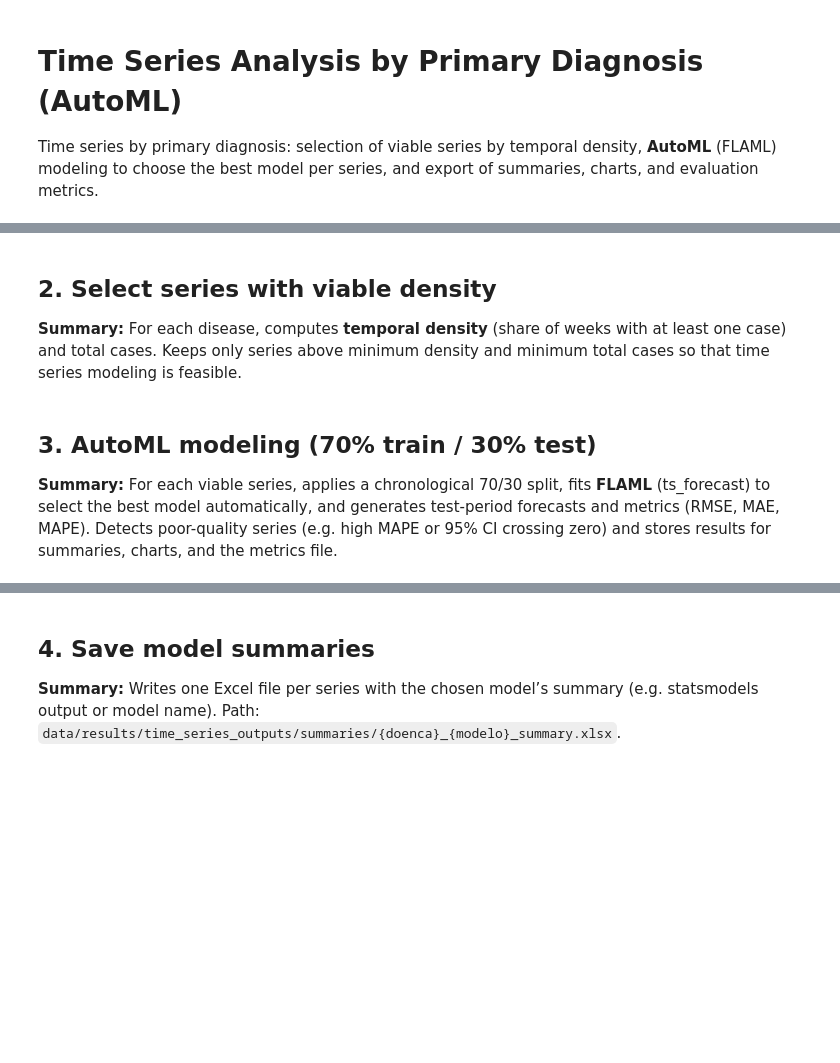
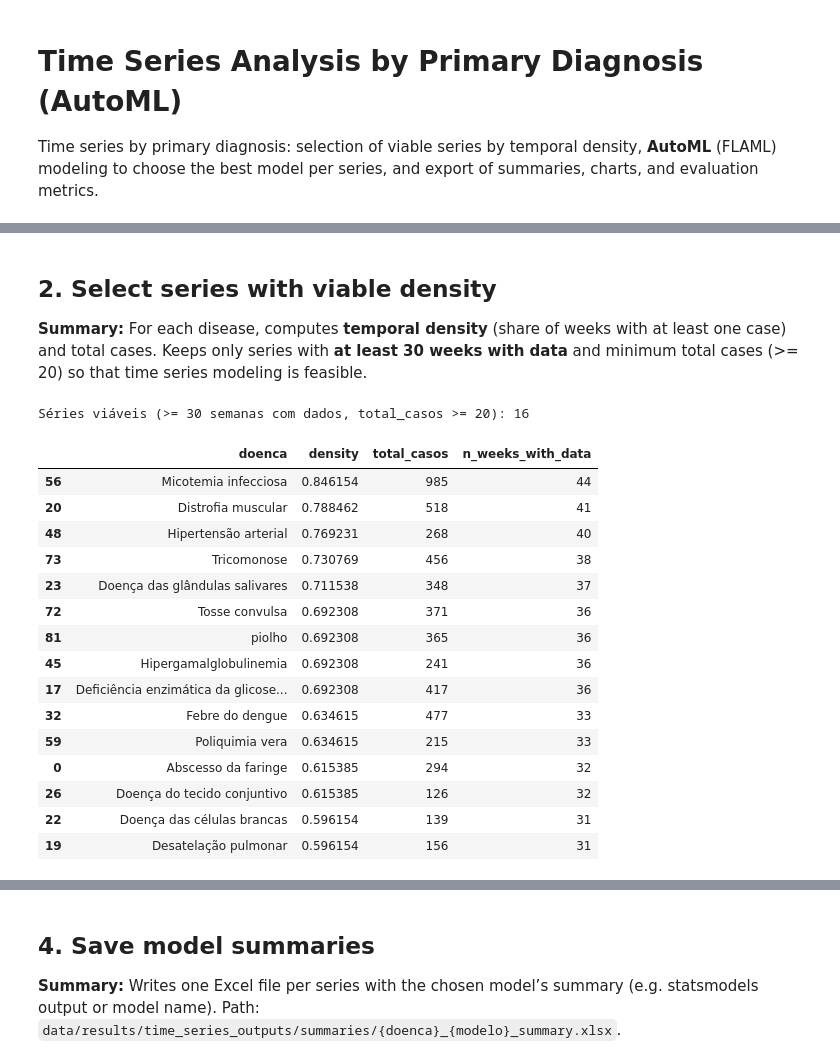
Before and after one commit to daniellybx/projeto_proepi_gds_datascience, a Jupyter notebook: notebooks/04_time_series_analysis.ipynb, the cells around one changed output, grey strips where cells are left out. Cells and saved outputs as stored; diff of their text form; code cells hidden in the pictures; blank space fills up the shorter version.

```diff
--- a/notebooks/04_time_series_analysis.ipynb
+++ b/notebooks/04_time_series_analysis.ipynb
@@ -53,25 +68,39 @@ weekly.head(10)
 # %% [markdown]
 ## 2. Select series with viable density
 
-**Summary:** For each disease, computes **temporal density** (share of weeks with at least one case) and total cases. Keeps only series above minimum density and minimum total cases so that time series modeling is feasible.
+**Summary:** For each disease, computes **temporal density** (share of weeks with at least one case) and total cases. Keeps only series with **at least 30 weeks with data** and minimum total cases (>= 20) so that time series modeling is feasible.
 # %%
 weeks_full = pd.date_range(start=DATE_START, end=DATE_END, freq=FREQ)
 n_weeks = len(weeks_full)
 
 density_list = []
 for doenca, grp in weekly.groupby("doenca"):
     n_weeks_with_data = grp["week"].nunique()
     total_casos = grp["casos"].sum()
     density = n_weeks_with_data / n_weeks if n_weeks else 0
     density_list.append({"doenca": doenca, "density": density, "total_casos": total_casos, "n_weeks_with_data": n_weeks_with_data})
 
 density_df = pd.DataFrame(density_list)
-MIN_DENSITY = 0.10
+MIN_SEMANAS = 30  # pelo menos 30 semanas com dados para modelar
 MIN_CASOS = 20
-viable = density_df[(density_df["density"] >= MIN_DENSITY) & (density_df["total_casos"] >= MIN_CASOS)]["doenca"].tolist()
-print(f"Séries viáveis (densidade >= {MIN_DENSITY}, total_casos >= {MIN_CASOS}): {len(viable)}")
+viable = density_df[(density_df["n_weeks_with_data"] >= MIN_SEMANAS) & (density_df["total_casos"] >= MIN_CASOS)]["doenca"].tolist()
+print(f"Séries viáveis (>= {MIN_SEMANAS} semanas com dados, total_casos >= {MIN_CASOS}): {len(viable)}")
 density_df.sort_values("density", ascending=False).head(15)
+# %% [output]
+Séries viáveis (>= 30 semanas com dados, total_casos >= 20): 16
+|  | doenca | density | total_casos | n_weeks_with_data |
+| 56 | Micotemia infecciosa | 0.846154 | 985 | 44 |
+| 20 | Distrofia muscular | 0.788462 | 518 | 41 |
+| 48 | Hipertensão arterial | 0.769231 | 268 | 40 |
+| 73 | Tricomonose | 0.730769 | 456 | 38 |
+| 23 | Doença das glândulas salivares | 0.711538 | 348 | 37 |
+| 72 | Tosse convulsa | 0.692308 | 371 | 36 |
+| 81 | piolho | 0.692308 | 365 | 36 |
+| 45 | Hipergamalglobulinemia | 0.692308 | 241 | 36 |
+| 17 | Deficiência enzimática da glicose... | 0.692308 | 417 | 36 |
+| 32 | Febre do dengue | 0.634615 | 477 | 33 |
+| 59 | Poliquimia vera | 0.634615 | 215 | 33 |
+| 0 | Abscesso da faringe | 0.615385 | 294 | 32 |
+| 26 | Doença do tecido conjuntivo | 0.615385 | 126 | 32 |
+| 22 | Doença das células brancas | 0.596154 | 139 | 31 |
+| 19 | Desatelação pulmonar | 0.596154 | 156 | 31 |
-# %% [markdown]
-## 3. AutoML modeling (70% train / 30% test)
-
-**Summary:** For each viable series, applies a chronological 70/30 split, fits **FLAML** (ts_forecast) to select the best model automatically, and generates test-period forecasts and metrics (RMSE, MAE, MAPE). Detects poor-quality series (e.g. high MAPE or 95% CI crossing zero) and stores results for summaries, charts, and the metrics file.
```
Also changed, not shown: parts of 9 cells of this notebook, 2 other files.
